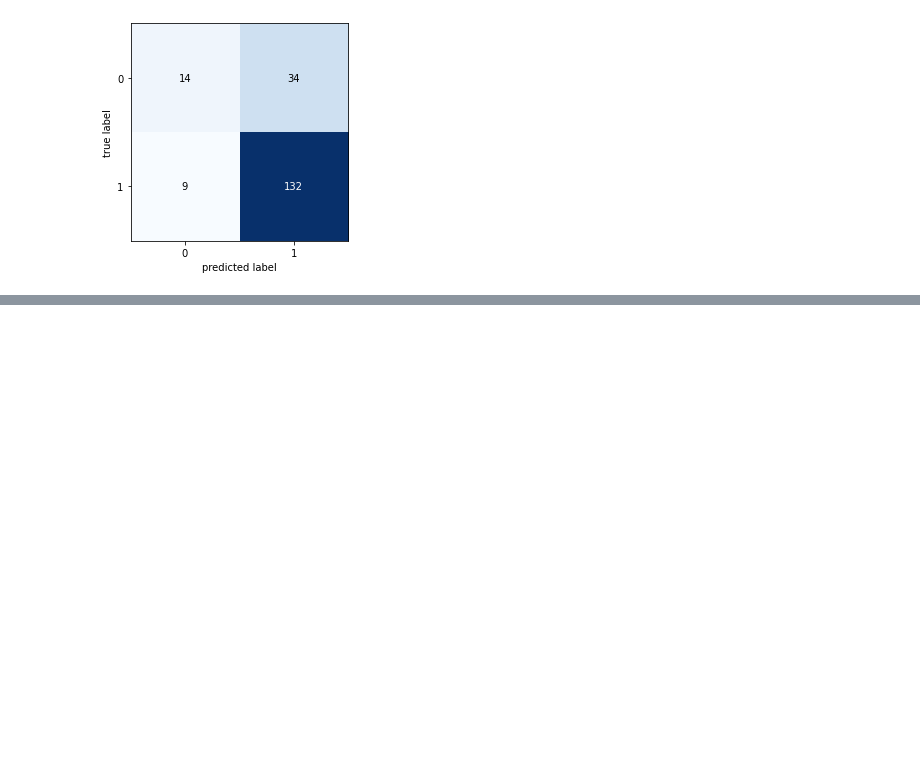
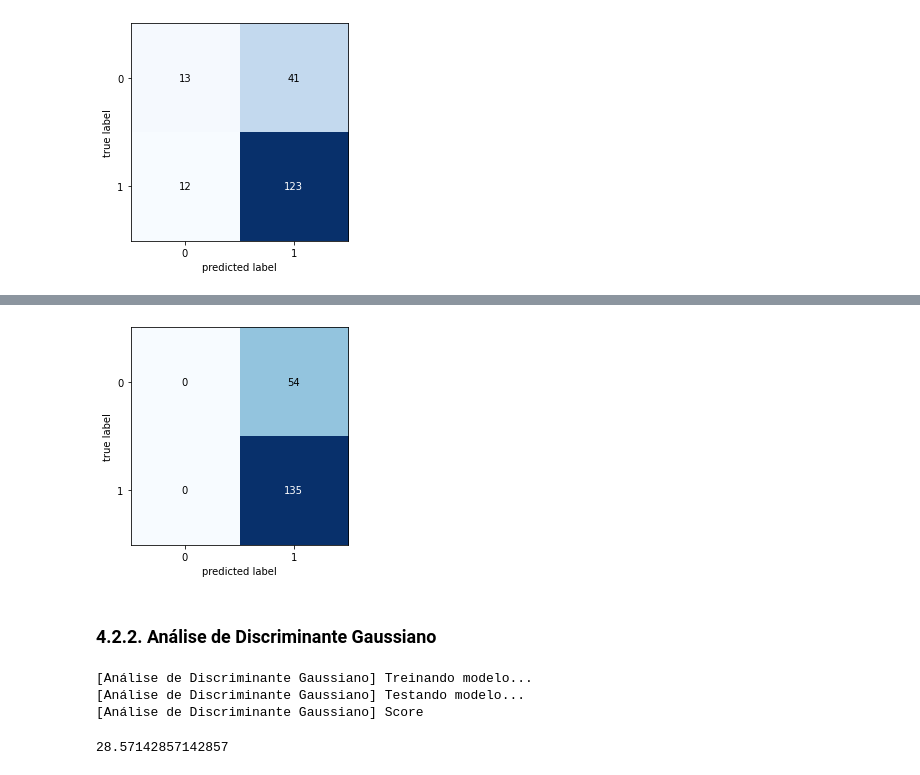
Before and after one commit to EdvarFilho/Detectando-Doenca-Parkinson, a Jupyter notebook: Detectando Doença de Parkinson - Comparativo de Modelos.ipynb, the cells around one changed output, grey strips where cells are left out. Drawn from its saved outputs; the diff is of its cells as text; code cells hidden in the pictures; blank space fills up the shorter version.

Commit message:
[+]Resultados Prévios e Alteração do Split

```diff
--- a/Detectando Doença de Parkinson - Comparativo de Modelos.ipynb
+++ b/Detectando Doença de Parkinson - Comparativo de Modelos.ipynb
@@ -189 +168,6 @@ data_fisher.head()
+# %%
+dataModSULQ = pd.DataFrame(dataModSULQ)
+dataModSULQ = dataModSULQ.rename(columns={0: 'id'})
+for col in dataModSULQ.columns:
+    dataModSULQ[col] = dataModSULQ[col].astype(float)
 # %% [markdown]
@@ -195,3 +176,6 @@ x_train, x_test, y_train, y_test = train_testSplit(ids, data, 0.25)
 def acc(y_test, results):
     tot = [1 for x,z in zip(y_test,results) if x == z]
     return (np.sum(np.array(tot))/len(y_test))*100
+# %%
+ids = dataPCA['id'].unique()
+trainTestPCA, trainTestModSULQ = train_testSplit(ids, dataPCA, dataModSULQ, 0.25)
@@ -341,0 +414,2 @@ plt.show()
+# %%
+x_train, x_test, y_train, y_test = trainTestModSULQ[0], trainTestModSULQ[1], trainTestModSULQ[2], trainTestModSULQ[3]
@@ -341,0 +418,4 @@ plt.show()
+# %%
+y_predRL = predictRL(fitRL(x_train, y_train)[0], x_test)
+print("[Regressão Logística] Score")
+acc(y_test, y_predRL)
@@ -341,0 +441,19 @@ plt.show()
+# %%
+cm = confusion_matrix(y_test, y_predRL)
+
+fig, ax = plot_confusion_matrix(conf_mat=cm)
+plt.savefig('RegLogPriv.png')
+plt.show()
+# %% [output]
+[figure, added]
+# %% [markdown]
+### 4.2.2. Análise de Discriminante Gaussiano
+# %%
+y_predAGD = predictAGD(fitAGD(x_train, y_train), x_test)
+print("[Análise de Discriminante Gaussiano] Score")
+acc(y_test, y_predAGD)
+# %% [output]
+[Análise de Discriminante Gaussiano] Treinando modelo...
+[Análise de Discriminante Gaussiano] Testando modelo...
+[Análise de Discriminante Gaussiano] Score
+28.57142857142857
```
Also changed, not shown: parts of 68 cells of this notebook, 12 other files.
